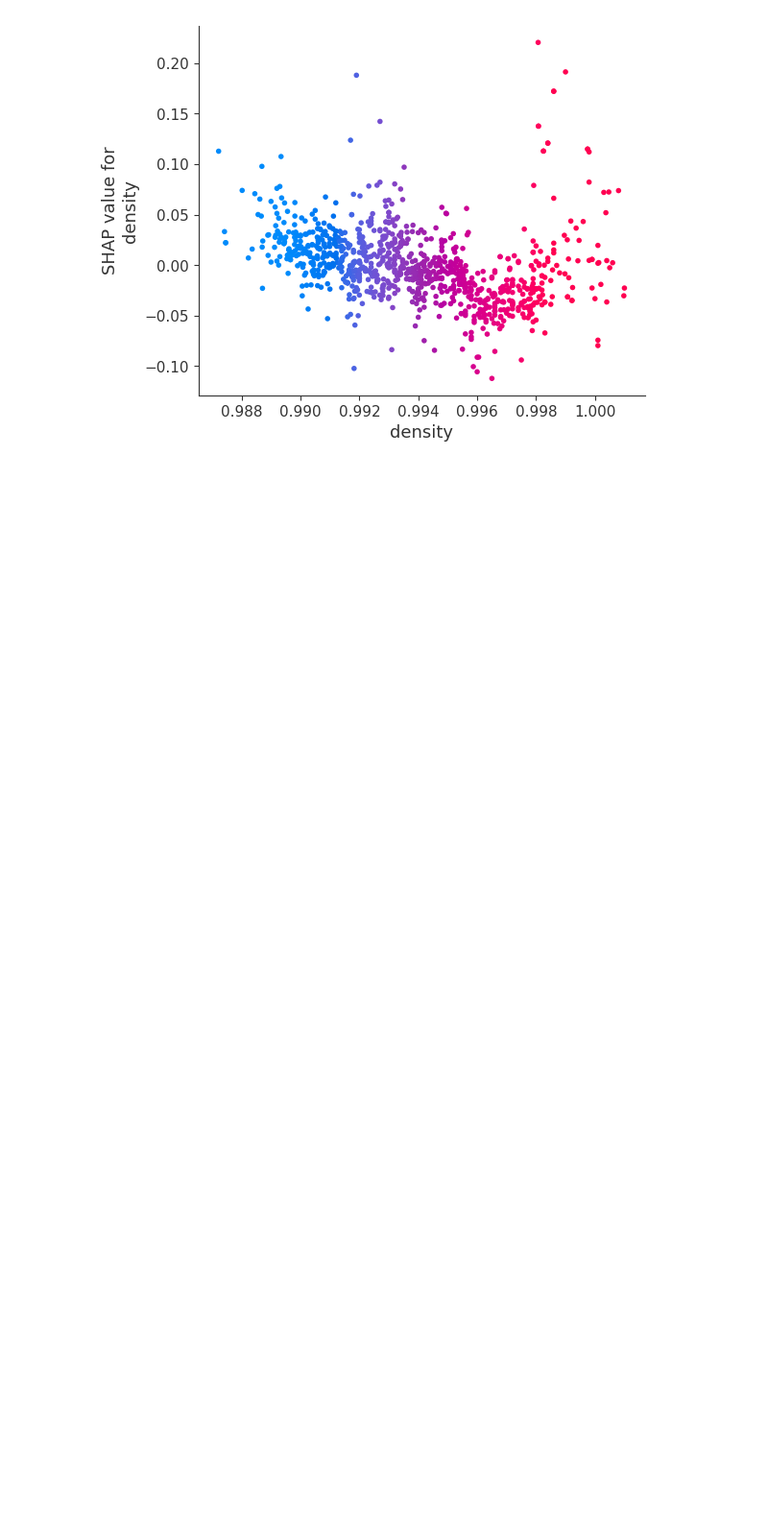
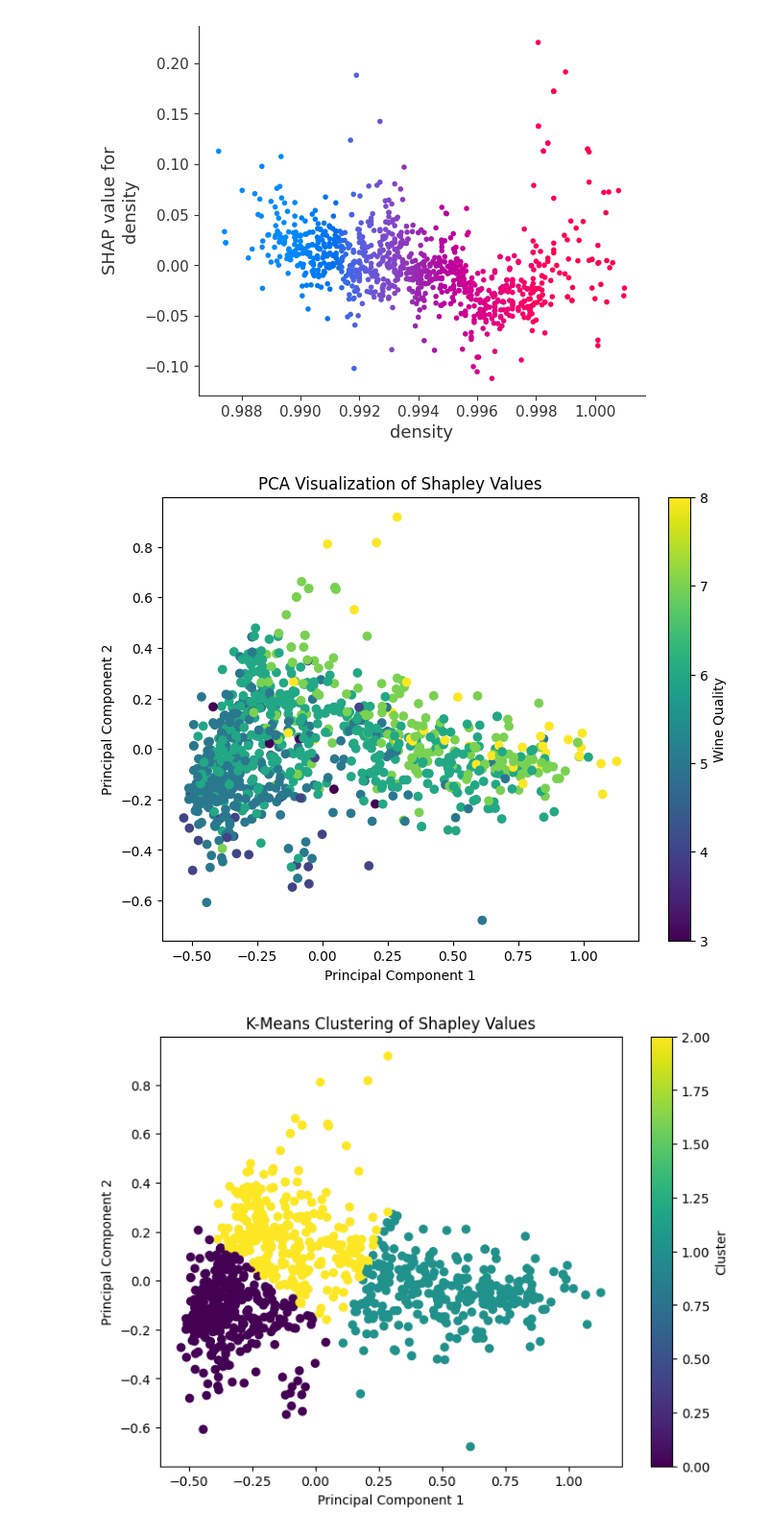
Before and after one commit to LacoutierePaul/TD4_ExplainabilityIA, a Jupyter notebook: main.ipynb, the cells around one changed output. Shown at 96% size. Saved outputs shown, nothing was run; the diff lists cells and outputs as text; code cells hidden in the pictures; blank space fills up the shorter version.

```diff
--- a/main.ipynb
+++ b/main.ipynb
@@ -233,3 +233,37 @@ shap.dependence_plot(ind='density', interaction_index='density', shap_values=sha
 [figure]
 [figure]
 [figure]
+# %%
+from sklearn.decomposition import PCA
+from sklearn.cluster import KMeans
+
+
+# Perform PCA on the Shapley values
+pca = PCA(n_components=2)
+pca_values = pca.fit_transform(np.array([shap_values[i].values for i in range(len(shap_values))]))
+
+# Create a scatter plot of the two principal axes
+plt.figure(figsize=(8, 6))
+plt.scatter(pca_values[:, 0], pca_values[:, 1], c=y_test, cmap='viridis')
+plt.xlabel('Principal Component 1')
+plt.ylabel('Principal Component 2')
+plt.title('PCA Visualization of Shapley Values')
+plt.colorbar(label='Wine Quality')
+plt.show()
+
+
+# Perform K-Means clustering on the PCA values
+kmeans = KMeans(n_clusters=3, random_state=42)
+clusters = kmeans.fit_predict(pca_values)
+
+# Create a scatter plot of the clustered data
+plt.figure(figsize=(8, 6))
+plt.scatter(pca_values[:, 0], pca_values[:, 1], c=clusters, cmap='viridis')
+plt.xlabel('Principal Component 1')
+plt.ylabel('Principal Component 2')
+plt.title('K-Means Clustering of Shapley Values')
+plt.colorbar(label='Cluster')
+plt.show()
+# %% [output]
+[figure, added]
+[figure, added]
```
